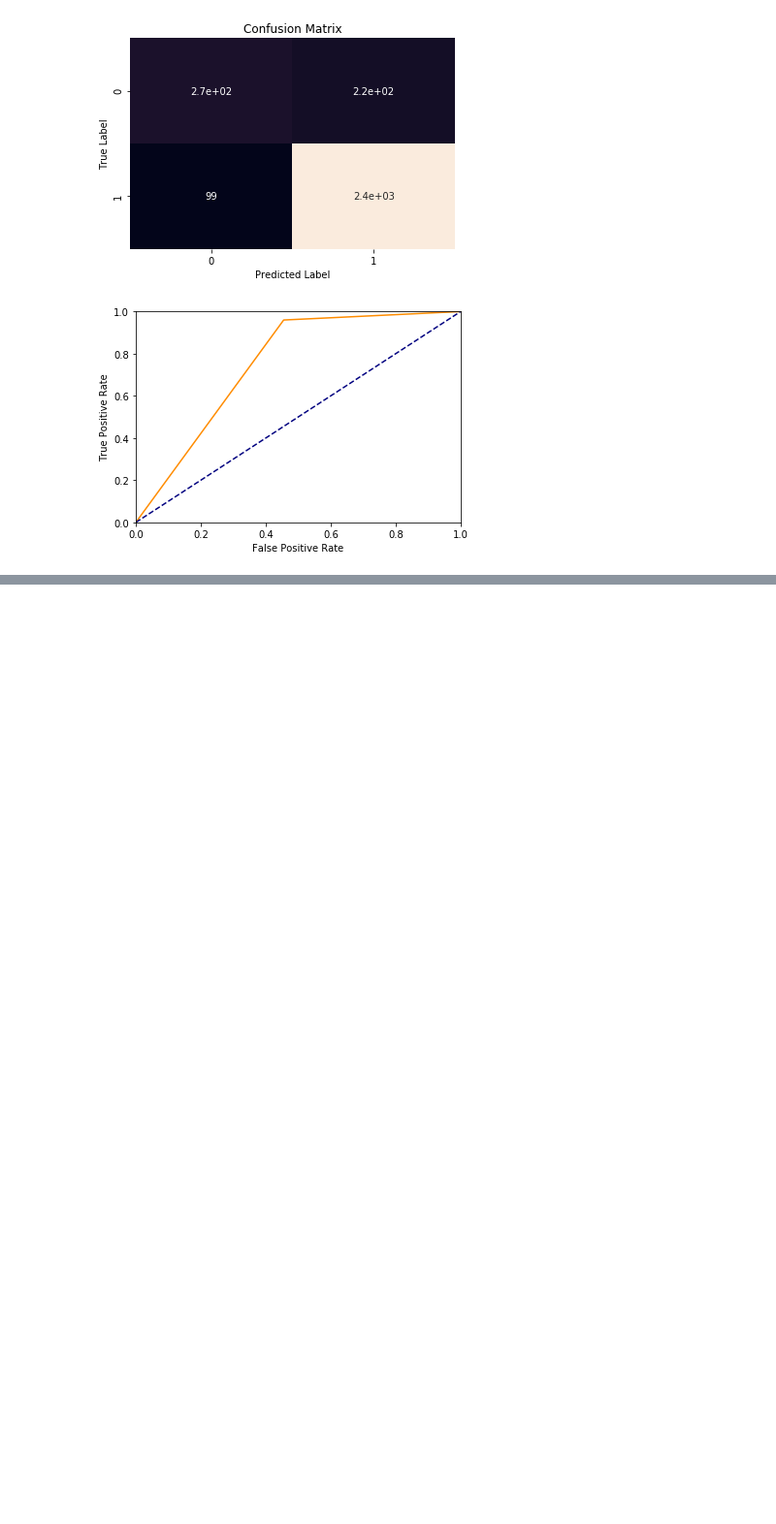
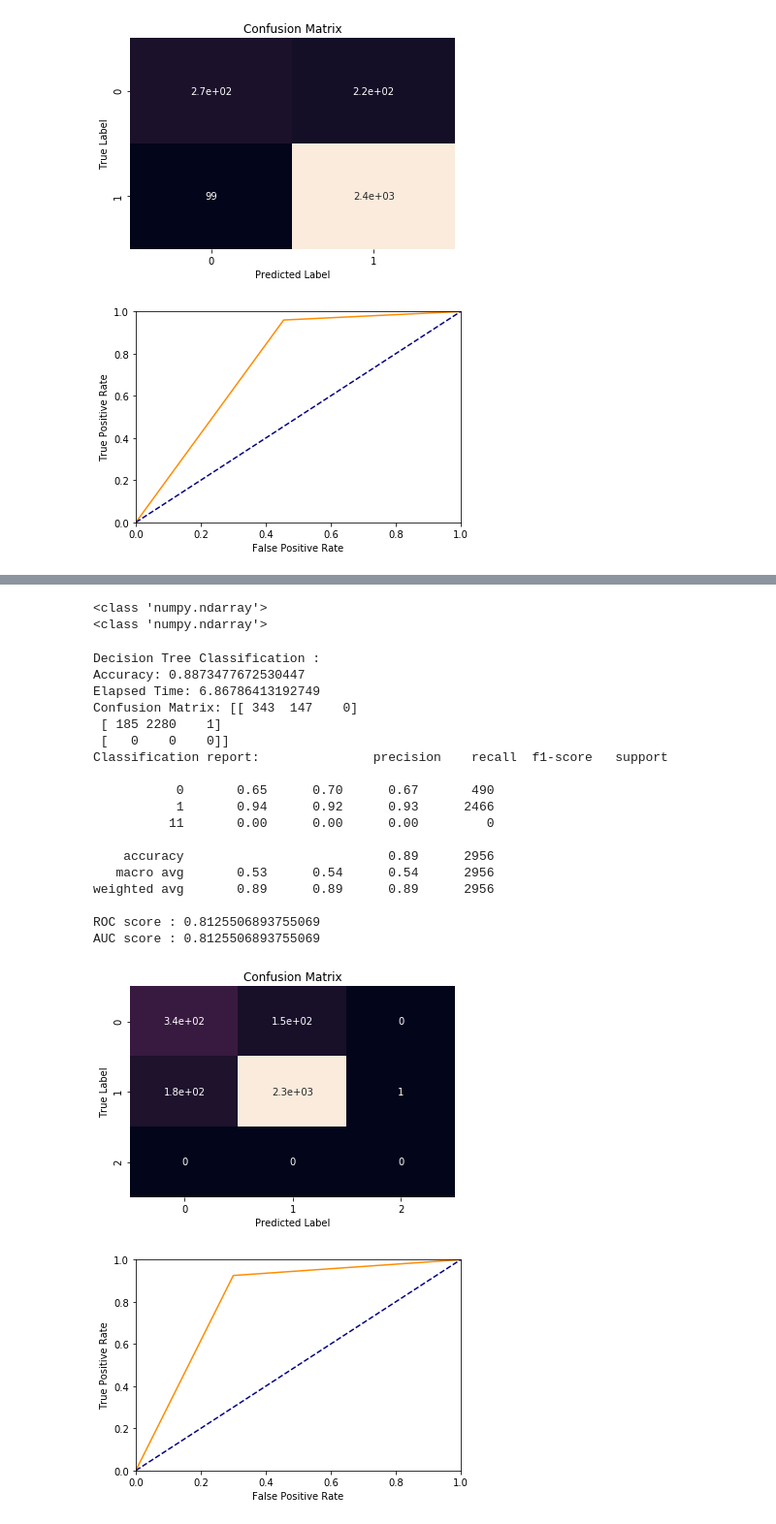
Before and after one commit to sarathkumar000/Classifying-Responses, a Jupyter notebook: ModelFitting.ipynb, the cells around one changed output, grey strips where cells are left out. Shown at 97% size. Cells and saved outputs as stored; diff of their text form; code cells hidden in the pictures; blank space fills up the shorter version.

```diff
--- a/ModelFitting.ipynb
+++ b/ModelFitting.ipynb
@@ -288,3 +291,36 @@ def confusionMatrix(Ytest, Ypred):
 def classificationReport(Ytest, Ypred):
     report = classification_report(Ytest, Ypred)
     print('Classification report: {0}'.format(report))
+# %%
+X3, Y3 =BOW_vectorization()
+print(type(X3))
+svd = TruncatedSVD(algorithm='randomized',n_components=200, n_iter=7, random_state=None,tol=0.0)
+X4=svd.fit_transform(X3)
+print(type(X4))
+Xtrain, Xtest, Ytrain, Ytest = train_test_split(X2, Y1, test_size = 0.2, random_state = 12)
+# %% [output]
+<class 'numpy.ndarray'>
+<class 'numpy.ndarray'>
+# %%
+decision_tree_classification()
+# %% [output]
+Decision Tree Classification :
+Accuracy: 0.8873477672530447
+Elapsed Time: 6.86786413192749
+Confusion Matrix: [[ 343  147    0]
+ [ 185 2280    1]
+ [   0    0    0]]
+Classification report:               precision    recall  f1-score   support
+
+           0       0.65      0.70      0.67       490
+           1       0.94      0.92      0.93      2466
+          11       0.00      0.00      0.00         0
+
+    accuracy                           0.89      2956
+   macro avg       0.53      0.54      0.54      2956
+weighted avg       0.89      0.89      0.89      2956
+
+ROC score : 0.8125506893755069
+AUC score : 0.8125506893755069
+[figure, added]
+[figure, added]
```
Also changed, not shown: parts of 4 cells of this notebook.
